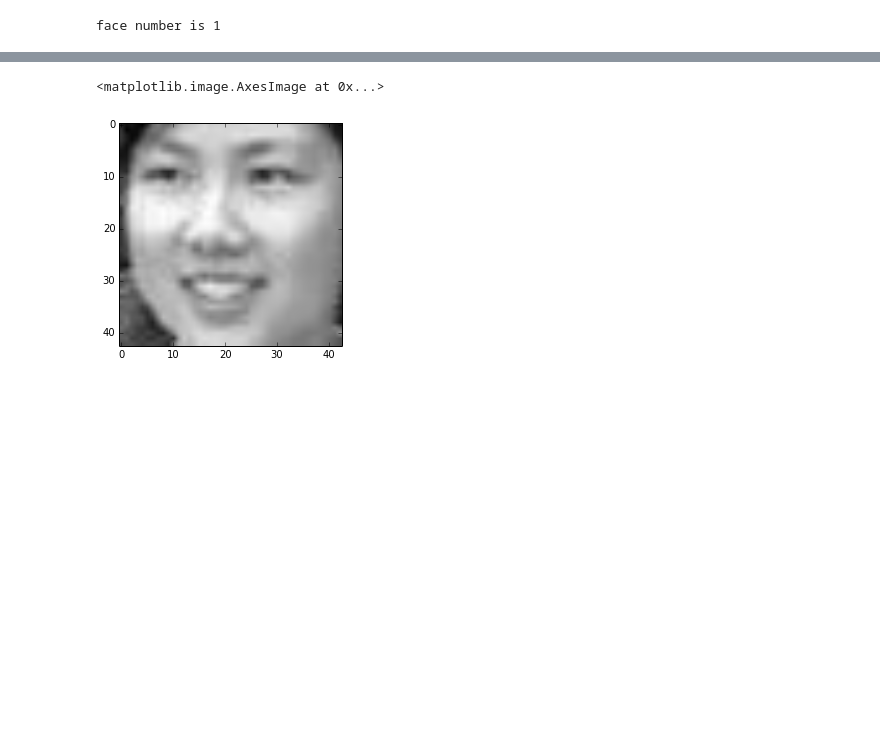
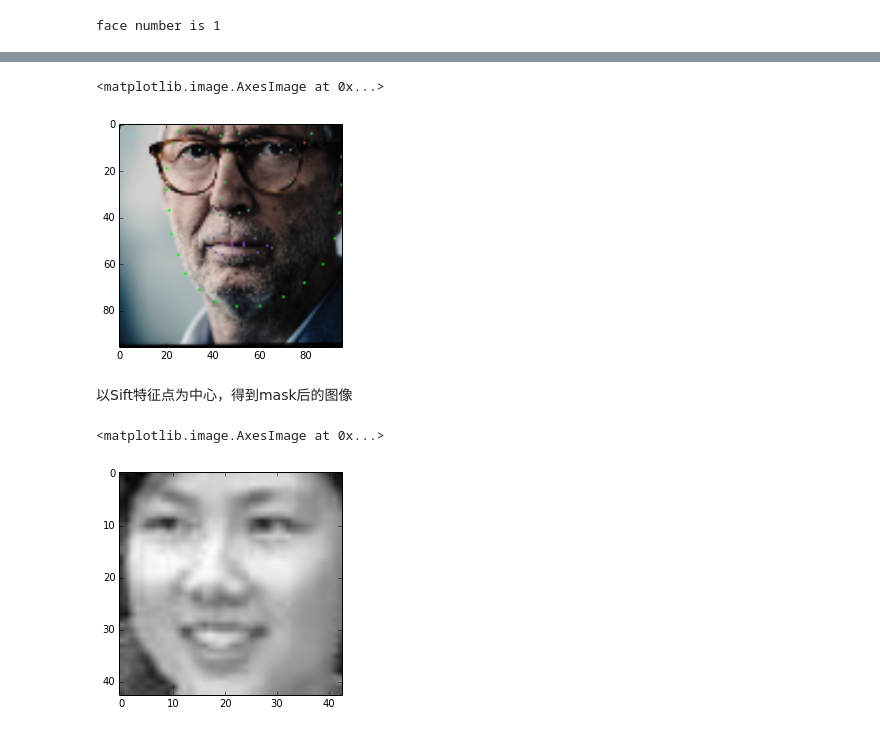
Before and after one commit to corganhejijun/MachineLearning, a Jupyter notebook: Face_Generate/Face Generate Using SIFT.ipynb, the cells around one changed output, grey strips where cells are left out. Drawn from its saved outputs; the diff is of its cells as text; code cells hidden in the pictures; blank space fills up the shorter version.

```diff
--- a/Face_Generate/Face Generate Using SIFT.ipynb
+++ b/Face_Generate/Face Generate Using SIFT.ipynb
@@ -57,3 +53,21 @@ dlib.full_object_detection
+# %%
+newImage = colorImg
+newImage[5][5] = [102,223,220]
+for i in range(len(colorImg)):
+    for j in range(len(colorImg[0])):
+        found = False
+        for k in range(shape.num_parts):
+            if (shape.part(k).x == j and shape.part(k).y == i):
+                newImage[i][j] = [k*2,255-k*3,k*3]
+                break
+plt.imshow(newImage)
+# %% [output]
+<matplotlib.image.AxesImage at 0x...>
+[figure, added]
+# %% [markdown]
+
+
+以Sift特征点为中心，得到mask后的图像
 # %%
 image = cv2.imread("girl.jpg", cv2.IMREAD_GRAYSCALE)
 faceImg = image[detect.top():detect.bottom(),detect.left():detect.right()]
```
Also changed, not shown: parts of 3 cells of this notebook.
